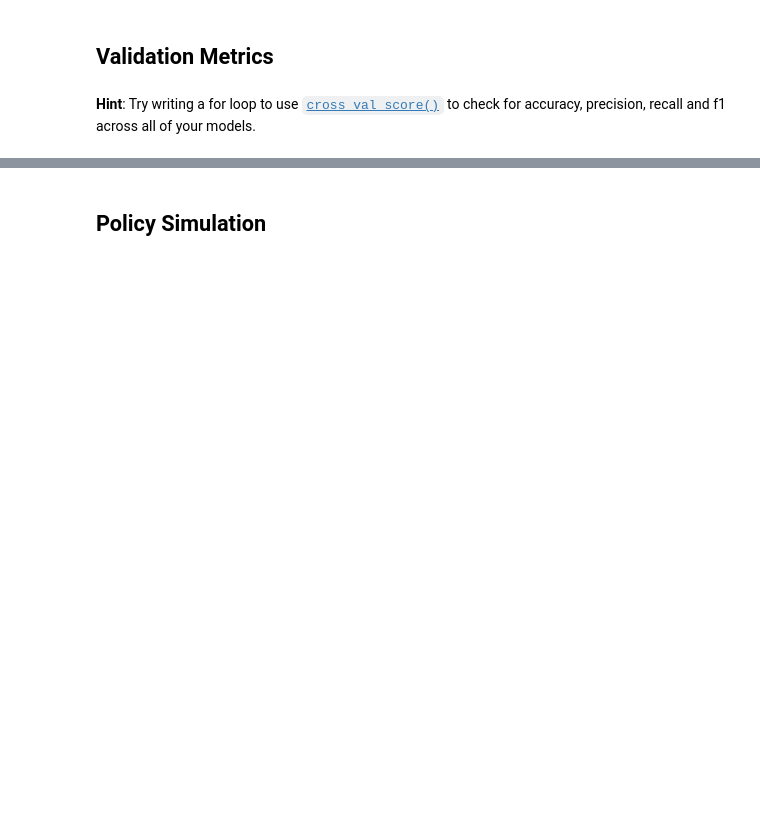
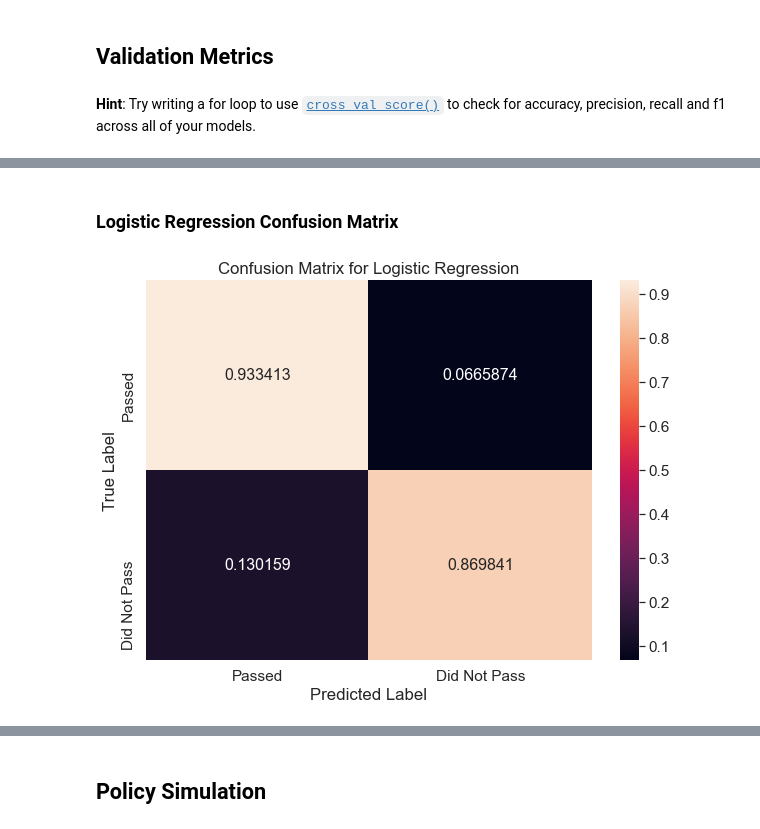
Before and after one commit to lawrence-j-liu/CSS_Project-3_Team-3_Fall-2020, a Jupyter notebook: Project 3 Students.ipynb, the cells around one changed output, grey strips where cells are left out. Drawn from its saved outputs; the diff is of its cells as text; code cells hidden in the pictures; blank space fills up the shorter version.

```diff
--- a/Project 3 Students.ipynb
+++ b/Project 3 Students.ipynb
@@ -407,3 +407,8 @@ So this model does an alright job of predicting passing establishing, but does n
+# %%
+# fit the model
+log_model = best_log_reg.fit(X_train_scaled, y_train)
+
+y_pred = log_model.predict(X_validate_scaled)
 # %% [markdown]
 ## Validation Metrics
 # %% [markdown]
@@ -410,0 +468,23 @@ So this model does an alright job of predicting passing establishing, but does n
+# %% [markdown]
+### Logistic Regression Confusion Matrix
+# %%
+cf_matrix = confusion_matrix(y_validate, y_pred, normalize = "true")
+
+df_cm = pd.DataFrame(cf_matrix, range(2),
+                  range(2))
+
+df_cm = df_cm.rename(index=str, columns={0: "Passed", 1: "Did Not Pass"})
+df_cm.index = ["Passed", "Did Not Pass"]
+plt.figure(figsize = (10,7))
+sns.set(font_scale=1.4)#for label size
+sns.heatmap(df_cm,
+           annot=True,
+           annot_kws={"size": 16},
+           fmt='g')
+
+plt.title("Confusion Matrix for Logistic Regression")
+plt.xlabel("Predicted Label")
+plt.ylabel("True Label")
+plt.show()
+# %% [output]
+[figure, added]
```
Also changed, not shown: parts of 42 cells of this notebook.
